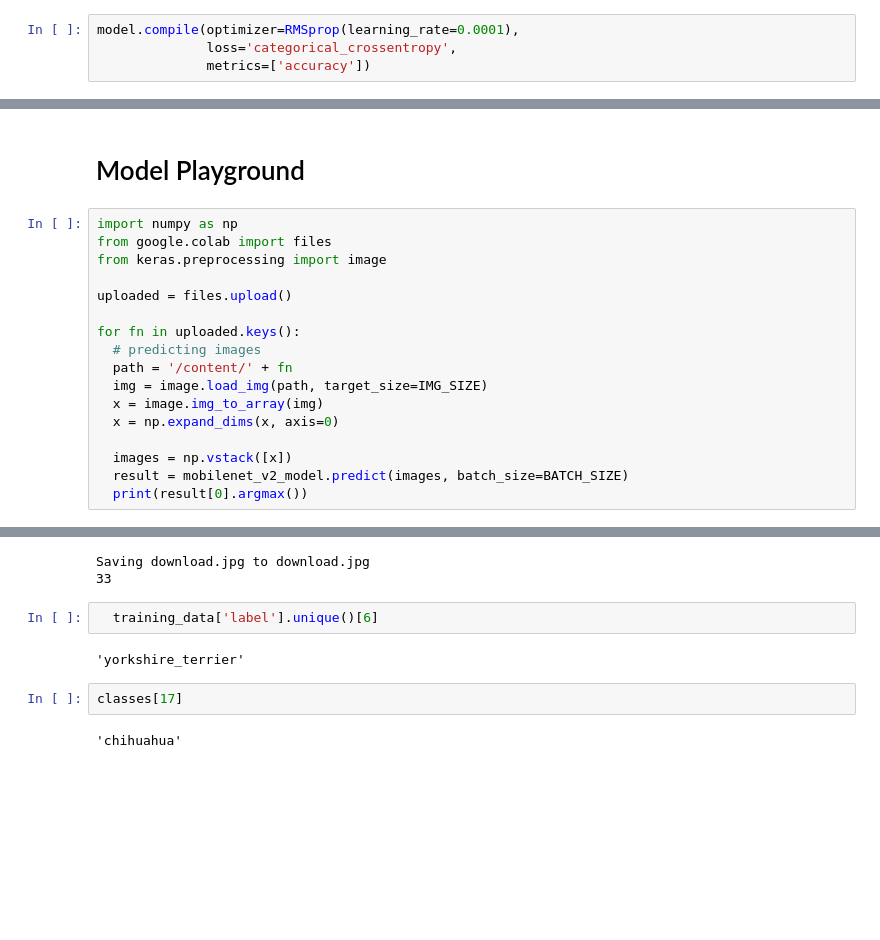
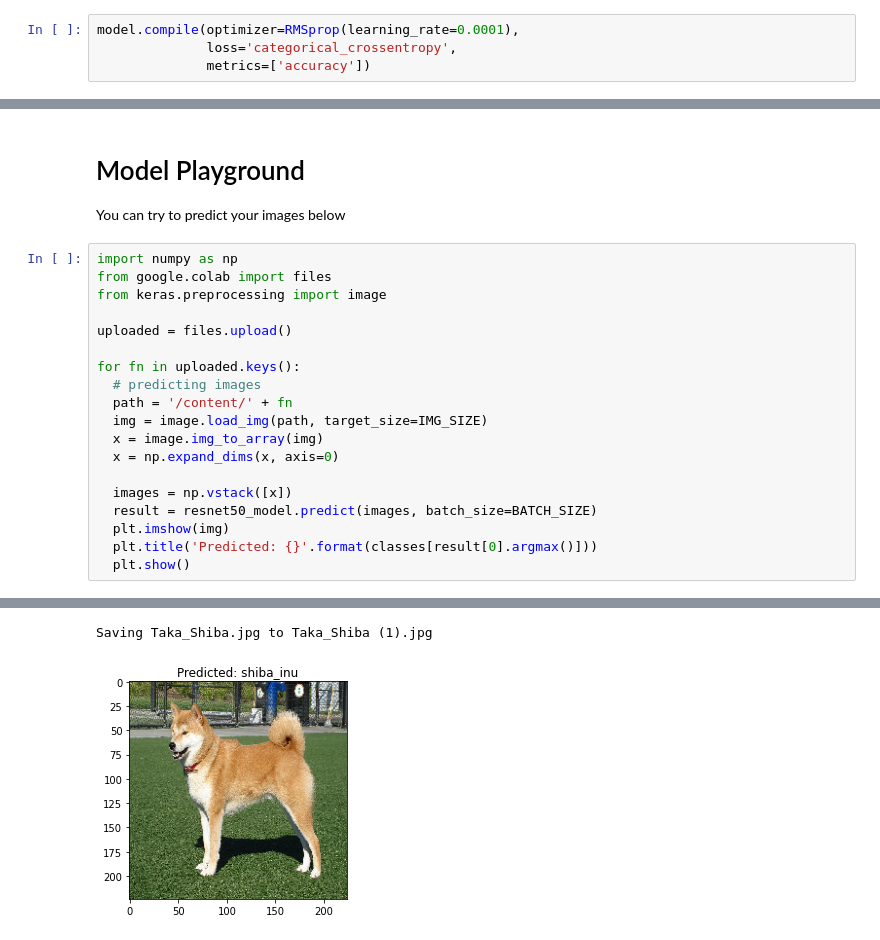
Before and after one commit to memelabela/yourpetcare-ml, a Jupyter notebook: Your_Pet_Care.ipynb, the cells around one changed output, grey strips where cells are left out. Cells and saved outputs as stored; diff of their text form; blank space fills up the shorter version.

```diff
--- a/Your_Pet_Care.ipynb
+++ b/Your_Pet_Care.ipynb
@@ -465,33 +459,29 @@ files.download("/tmp/saved_models.zip")
 [interactive output not drawn]
 [interactive output not drawn]
-# %% [markdown]
-# Model Playground
+# %% [markdown]
+# Model Playground
+
+You can try to predict your images below
 # %%
 import numpy as np
 from google.colab import files
 from keras.preprocessing import image
 
 uploaded = files.upload()
 
 for fn in uploaded.keys():
   # predicting images
   path = '/content/' + fn
   img = image.load_img(path, target_size=IMG_SIZE)
   x = image.img_to_array(img)
   x = np.expand_dims(x, axis=0)
 
   images = np.vstack([x])
-  result = mobilenet_v2_model.predict(images, batch_size=BATCH_SIZE)
-  print(result[0].argmax())
+  result = resnet50_model.predict(images, batch_size=BATCH_SIZE)
+  plt.imshow(img)
+  plt.title('Predicted: {}'.format(classes[result[0].argmax()]))
+  plt.show()
 # %% [output]
 [interactive output not drawn]
-Saving download.jpg to download.jpg
-33
+Saving Taka_Shiba.jpg to Taka_Shiba (1).jpg
+[figure, added]
-# %%
-  training_data['label'].unique()[6]
-# %% [output]
-'yorkshire_terrier'
-# %%
-classes[17]
-# %% [output]
-'chihuahua'
```
Also changed, not shown: parts of 29 cells of this notebook.
